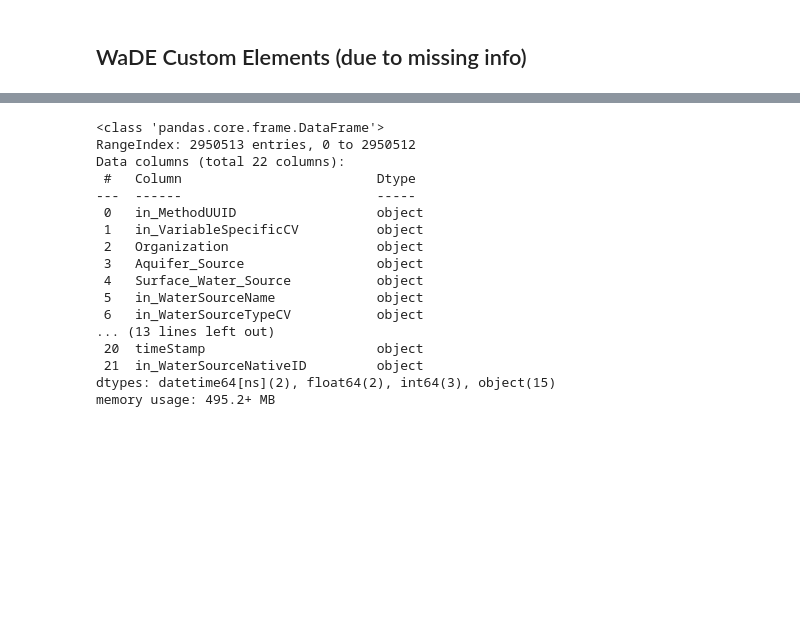
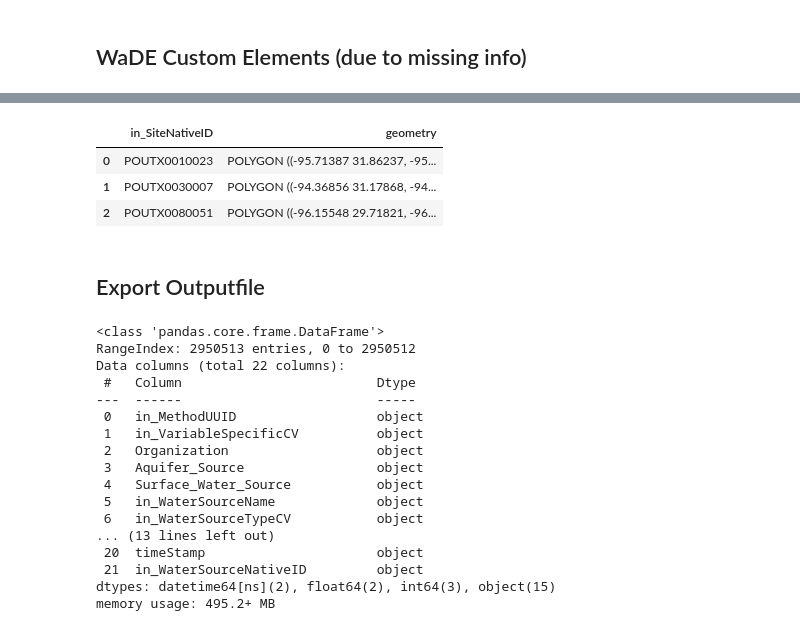
Before and after one commit to WSWCWaterDataExchange/MappingStatesDataToWaDE2.0, a Jupyter notebook: Texas/SiteSpecificAmounts/0_PreProcessTexasSiteSpecificData.ipynb, the cells around one changed output, grey strips where cells are left out. Saved outputs shown, nothing was run; the diff lists cells and outputs as text; code cells hidden in the pictures; blank space fills up the shorter version.

```diff
--- a/Texas/SiteSpecificAmounts/0_PreProcessTexasSiteSpecificData.ipynb
+++ b/Texas/SiteSpecificAmounts/0_PreProcessTexasSiteSpecificData.ipynb
@@ -1039,3 +1057,17 @@ dfout.head()
+# %%
+columnsList = ['in_SiteNativeID', 'geometry']
+dfPoUshape = pd.DataFrame(columns=columnsList)
+dfPoUshape['in_SiteNativeID'] = "POU" + dfPoUshapetemp['PWSId'].astype(str)
+dfPoUshape['geometry'] = dfPoUshapetemp['geometry']
+dfPoUshape = dfPoUshape.drop_duplicates(subset=None, keep='first', inplace=False, ignore_index=False)
+dfPoUshape.head(3)
+# %% [output]
+|  | in_SiteNativeID | geometry |
+| 0 | POUTX0010023 | POLYGON ((-95.71387 31.86237, -95... |
+| 1 | POUTX0030007 | POLYGON ((-94.36856 31.17868, -94... |
+| 2 | POUTX0080051 | POLYGON ((-96.15548 29.71821, -96... |
+# %% [markdown]
+## Export Outputfile
 # %%
 dfout.info()
 # %% [output]
```
Also changed, not shown: parts of 16 cells of this notebook, 6 other files.
